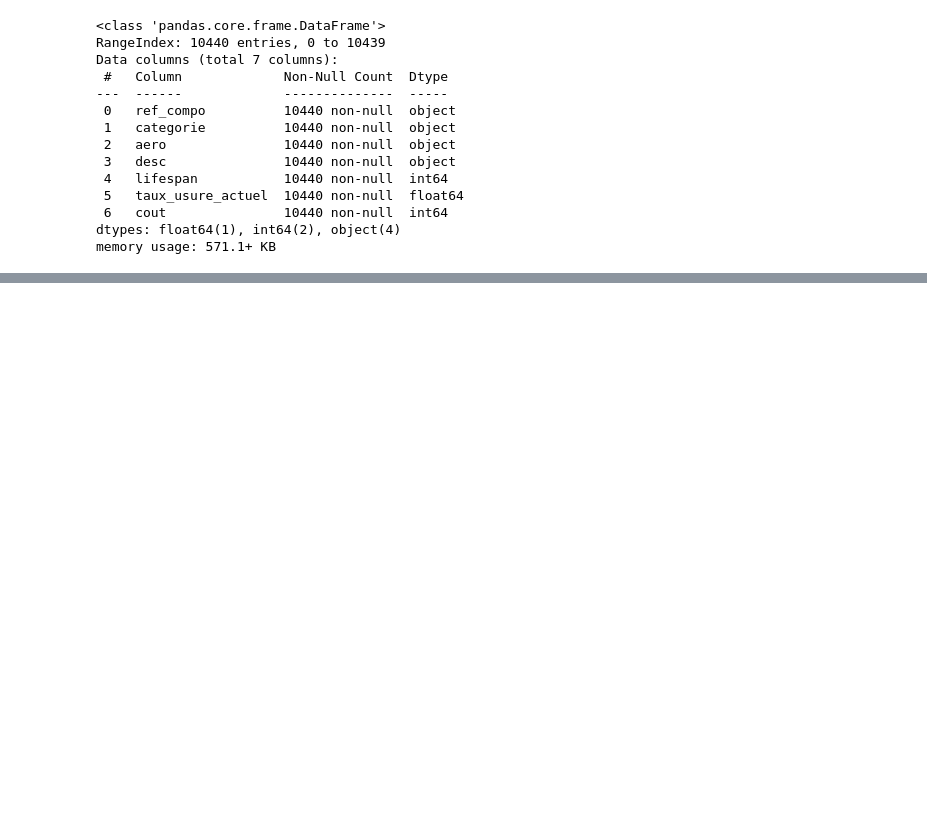
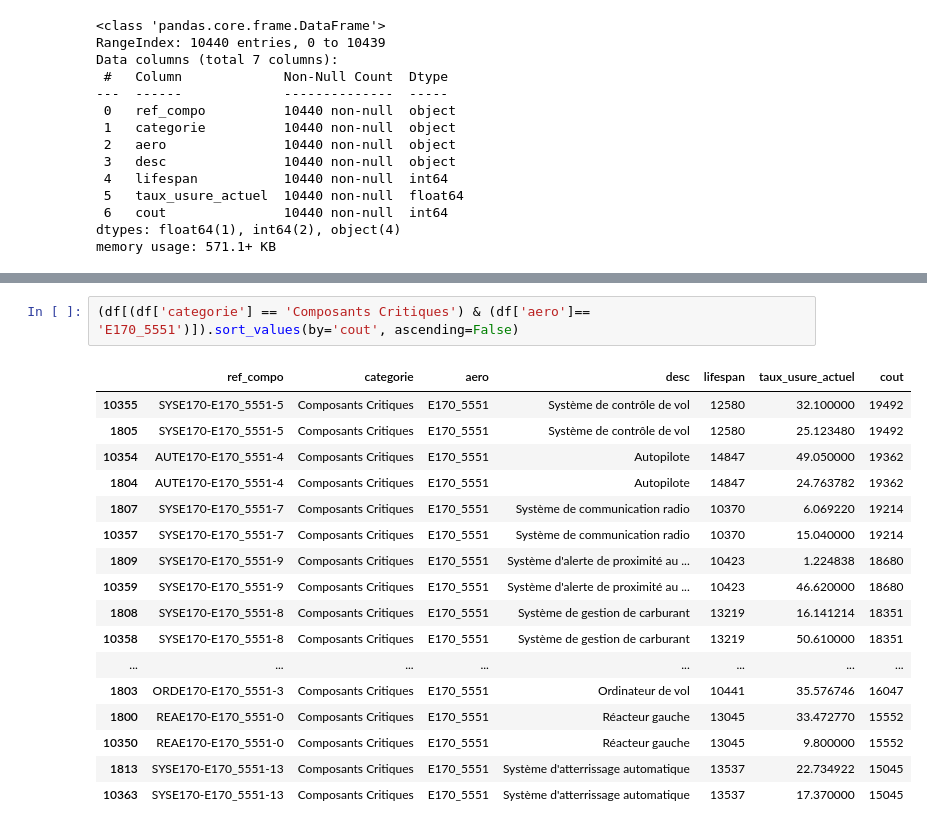
Before and after one commit to Andma45/Top_gun, a Jupyter notebook: 1_check_composants.ipynb, the cells around one changed output, grey strips where cells are left out. Saved outputs shown, nothing was run; the diff lists cells and outputs as text; blank space fills up the shorter version.

```diff
--- a/1_check_composants.ipynb
+++ b/1_check_composants.ipynb
@@ -51,0 +57,20 @@ df_doublons['desc'].duplicated().sum()
+# %%
+(df[(df['categorie'] == 'Composants Critiques') & (df['aero']== 'E170_5551')]).sort_values(by='cout', ascending=False)
+# %% [output]
+|  | ref_compo | categorie | aero | desc | lifespan | taux_usure_actuel | cout |
+| 10355 | SYSE170-E170_5551-5 | Composants Critiques | E170_5551 | Système de contrôle de vol | 12580 | 32.100000 | 19492 |
+| 1805 | SYSE170-E170_5551-5 | Composants Critiques | E170_5551 | Système de contrôle de vol | 12580 | 25.123480 | 19492 |
+| 10354 | AUTE170-E170_5551-4 | Composants Critiques | E170_5551 | Autopilote | 14847 | 49.050000 | 19362 |
+| 1804 | AUTE170-E170_5551-4 | Composants Critiques | E170_5551 | Autopilote | 14847 | 24.763782 | 19362 |
+| 1807 | SYSE170-E170_5551-7 | Composants Critiques | E170_5551 | Système de communication radio | 10370 | 6.069220 | 19214 |
+| 10357 | SYSE170-E170_5551-7 | Composants Critiques | E170_5551 | Système de communication radio | 10370 | 15.040000 | 19214 |
+| 1809 | SYSE170-E170_5551-9 | Composants Critiques | E170_5551 | Système d'alerte de proximité au ... | 10423 | 1.224838 | 18680 |
+| 10359 | SYSE170-E170_5551-9 | Composants Critiques | E170_5551 | Système d'alerte de proximité au ... | 10423 | 46.620000 | 18680 |
+| 1808 | SYSE170-E170_5551-8 | Composants Critiques | E170_5551 | Système de gestion de carburant | 13219 | 16.141214 | 18351 |
+| 10358 | SYSE170-E170_5551-8 | Composants Critiques | E170_5551 | Système de gestion de carburant | 13219 | 50.610000 | 18351 |
+| ... | ... | ... | ... | ... | ... | ... | ... |
+| 1803 | ORDE170-E170_5551-3 | Composants Critiques | E170_5551 | Ordinateur de vol | 10441 | 35.576746 | 16047 |
+| 1800 | REAE170-E170_5551-0 | Composants Critiques | E170_5551 | Réacteur gauche | 13045 | 33.472770 | 15552 |
+| 10350 | REAE170-E170_5551-0 | Composants Critiques | E170_5551 | Réacteur gauche | 13045 | 9.800000 | 15552 |
+| 1813 | SYSE170-E170_5551-13 | Composants Critiques | E170_5551 | Système d'atterrissage automatique | 13537 | 22.734922 | 15045 |
+| 10363 | SYSE170-E170_5551-13 | Composants Critiques | E170_5551 | Système d'atterrissage automatique | 13537 | 17.370000 | 15045 |
```
Also changed, not shown: parts of 5 cells of this notebook, 12 other files.
